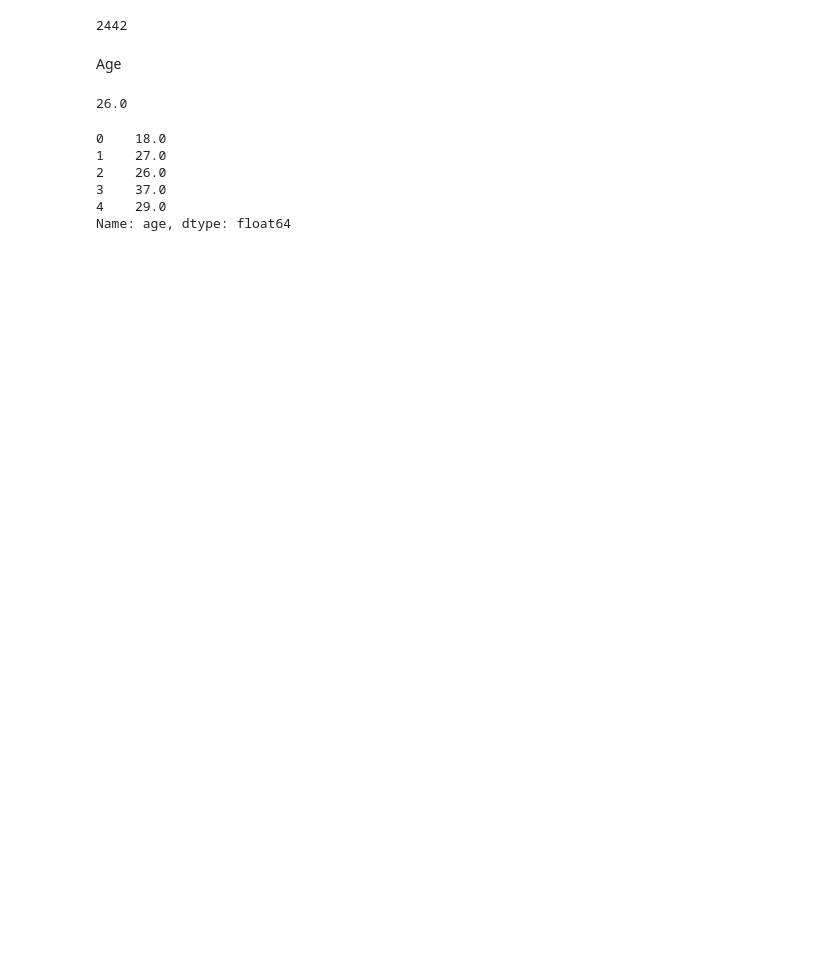
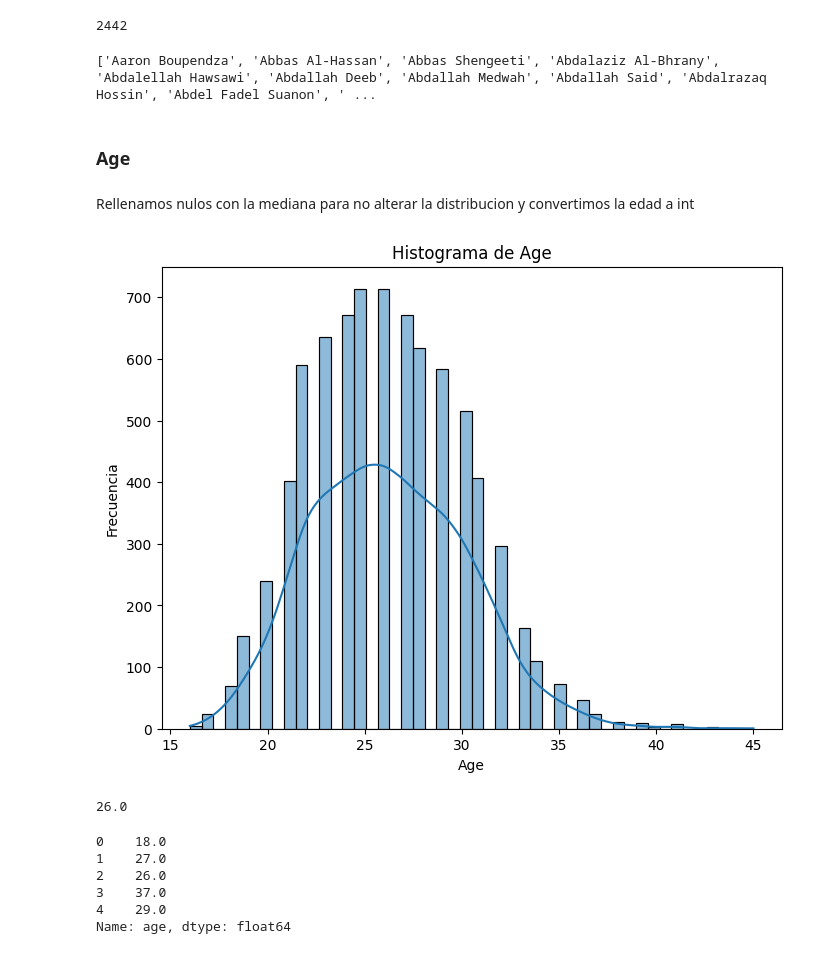
Before and after one commit to gabriellazzaro96/DA_SaudiProLeague_Transfers, a Jupyter notebook: etl.ipynb, the cells around one changed output. Cells and saved outputs as stored; diff of their text form; code cells hidden in the pictures; blank space fills up the shorter version.

```diff
--- a/etl.ipynb
+++ b/etl.ipynb
@@ -78,10 +71,27 @@ player_list = df['player_name'].unique().tolist()
 len(player_list)
 # %% [output]
 2442
+# %%
+player_list.sort()
+print(player_list)
+# %% [output]
+['Aaron Boupendza', 'Abbas Al-Hassan', 'Abbas Shengeeti', 'Abdalaziz Al-Bhrany', 'Abdalellah Hawsawi', 'Abdallah Deeb', 'Abdallah Medwah', 'Abdallah Said', 'Abdalrazaq Hossin', 'Abdel Fadel Suanon', ' ...
 # %%
 #df['player_name'] = df['player_name'].apply(str.lower)
-# %% [markdown]
-Age
+# %% [markdown]
+### Age
+# %% [markdown]
+Rellenamos nulos con la mediana para no alterar la distribucion y convertimos la edad a int
+# %%
+# Creamos el histograma
+plt.figure(figsize=(8, 6))  # Tamaño del gráfico
+sns.histplot(data=df, x='age', kde=True)  # Creación del histograma
+plt.title('Histograma de Age')  # Título del gráfico
+plt.xlabel('Age')  # Etiqueta del eje x
+plt.ylabel('Frecuencia')  # Etiqueta del eje y
+plt.show()  # Mostrar el gráfico
+# %% [output]
+[figure, added]
 # %%
 median = df['age'].median()
 print(median)
```
Also changed, not shown: parts of 73 cells of this notebook.
